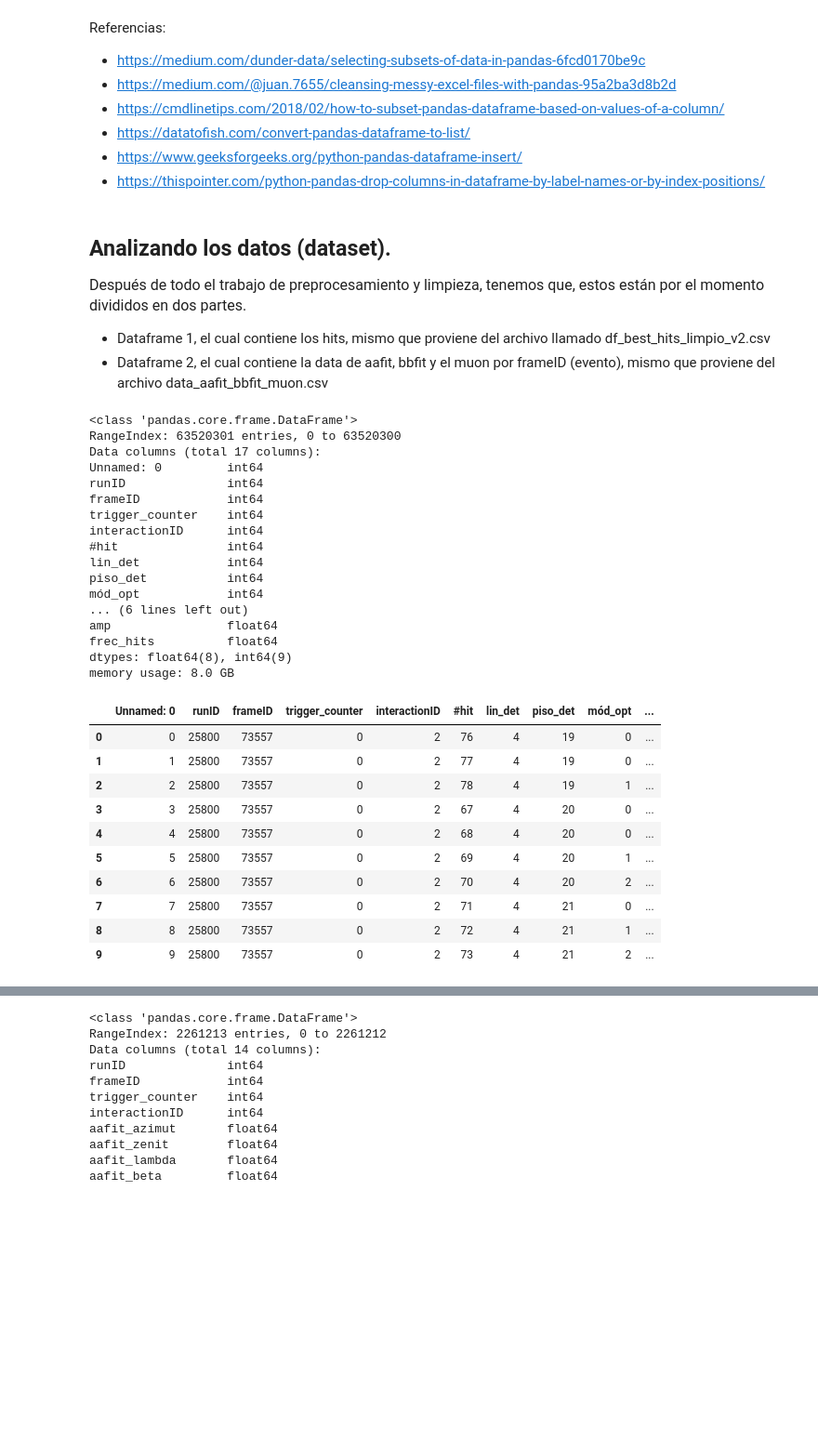
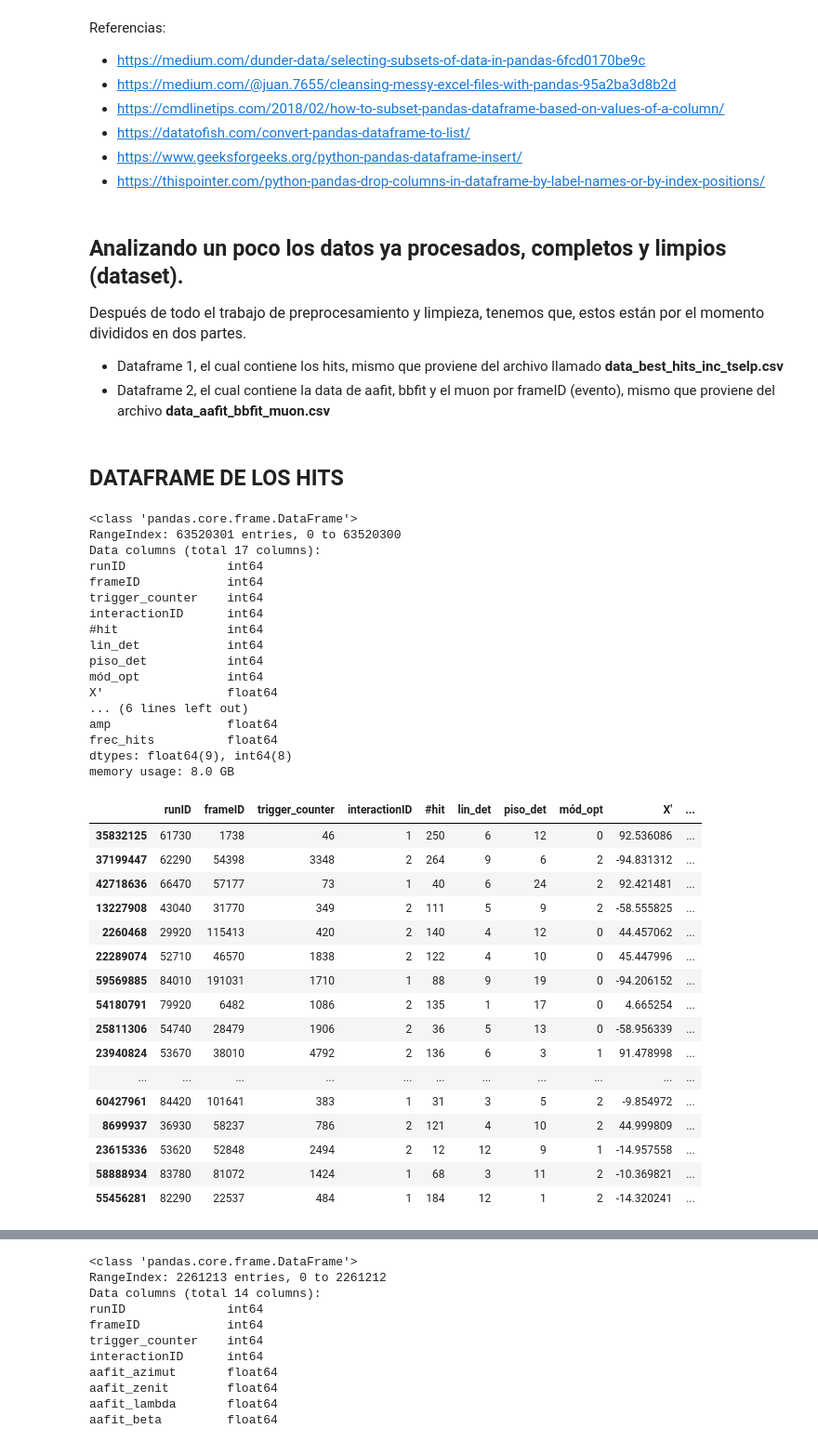
Before and after one commit to mark-ortiz/TFMIA, a Jupyter notebook: MODELADO.ipynb, the cells around one changed output, grey strips where cells are left out. Shown: that part at 93% size. Drawn from its saved outputs; the diff is of its cells as text; code cells hidden in the pictures; blank space fills up the shorter version.

```diff
--- a/MODELADO.ipynb
+++ b/MODELADO.ipynb
@@ -16,19 +16,21 @@ import timeit
 path = "U:\MASTER INT. ARTIFICIAL\TFM_DATA\CLEANDATA\\" #Path para mi laptop en casa
 #path = "F:\\DATA_TFM\\CLEANDATA\\" #Path para mi PC en el trabajo
 
-archivo = "df_best_hits_limpio.csv"
+archivo = "data_best_hits_inc_tselp.csv"
 file_hits = path+archivo
 
 archivo = "data_aafit_bbfit_muon.csv"
 file_aafit = path+archivo
 # %% [markdown]
-## Analizando los datos (dataset).
+## Analizando un poco los datos ya procesados, completos y limpios (dataset).
 
 <font size=3>Después de todo el trabajo de preprocesamiento y limpieza, tenemos que, estos están por el momento divididos en dos partes.
 
-* Dataframe 1, el cual contiene los hits, mismo que proviene del archivo llamado df_best_hits_limpio_v2.csv
-* Dataframe 2, el cual contiene la data de aafit, bbfit y el muon por frameID (evento), mismo que proviene del archivo data_aafit_bbfit_muon.csv
+* Dataframe 1, el cual contiene los hits, mismo que proviene del archivo llamado **data_best_hits_inc_tselp.csv**
+* Dataframe 2, el cual contiene la data de aafit, bbfit y el muon por frameID (evento), mismo que proviene del archivo **data_aafit_bbfit_muon.csv**
 </font>
+# %% [markdown]
+## DATAFRAME DE LOS HITS
 # %%
 #Veamos como es el archivo del dataset relativo a los hits
 df_hits = pd.read_csv(file_hits)
@@ -42,7 +44,6 @@ df_hits.info()
 <class 'pandas.core.frame.DataFrame'>
 RangeIndex: 63520301 entries, 0 to 63520300
 Data columns (total 17 columns):
-Unnamed: 0         int64
 runID              int64
 frameID            int64
 trigger_counter    int64
@@ -51,23 +52,30 @@ interactionID      int64
 lin_det            int64
 piso_det           int64
 mód_opt            int64
+X'                 float64
 ... (6 lines left out)
 amp                float64
 frec_hits          float64
-dtypes: float64(8), int64(9)
+dtypes: float64(9), int64(8)
 memory usage: 8.0 GB
 # %%
-#Mostramos las 10 primeras líneas para "ver" como son
-df_hits.head(10)
+#Mostramos algunas líneas o las 10 primeras líneas para "ver" como son
+df_hits.sample(20)
 # %% [output]
-|  | Unnamed: 0 | runID | frameID | trigger_counter | interactionID | #hit | lin_det | piso_det | mód_opt | ... |
-| 0 | 0 | 25800 | 73557 | 0 | 2 | 76 | 4 | 19 | 0 | ... |
-| 1 | 1 | 25800 | 73557 | 0 | 2 | 77 | 4 | 19 | 0 | ... |
-| 2 | 2 | 25800 | 73557 | 0 | 2 | 78 | 4 | 19 | 1 | ... |
-| 3 | 3 | 25800 | 73557 | 0 | 2 | 67 | 4 | 20 | 0 | ... |
-| 4 | 4 | 25800 | 73557 | 0 | 2 | 68 | 4 | 20 | 0 | ... |
-| 5 | 5 | 25800 | 73557 | 0 | 2 | 69 | 4 | 20 | 1 | ... |
-| 6 | 6 | 25800 | 73557 | 0 | 2 | 70 | 4 | 20 | 2 | ... |
-| 7 | 7 | 25800 | 73557 | 0 | 2 | 71 | 4 | 21 | 0 | ... |
-| 8 | 8 | 25800 | 73557 | 0 | 2 | 72 | 4 | 21 | 1 | ... |
-| 9 | 9 | 25800 | 73557 | 0 | 2 | 73 | 4 | 21 | 2 | ... |
+|  | runID | frameID | trigger_counter | interactionID | #hit | lin_det | piso_det | mód_opt | X' | ... |
+| 35832125 | 61730 | 1738 | 46 | 1 | 250 | 6 | 12 | 0 | 92.536086 | ... |
+| 37199447 | 62290 | 54398 | 3348 | 2 | 264 | 9 | 6 | 2 | -94.831312 | ... |
+| 42718636 | 66470 | 57177 | 73 | 1 | 40 | 6 | 24 | 2 | 92.421481 | ... |
+| 13227908 | 43040 | 31770 | 349 | 2 | 111 | 5 | 9 | 2 | -58.555825 | ... |
+| 2260468 | 29920 | 115413 | 420 | 2 | 140 | 4 | 12 | 0 | 44.457062 | ... |
+| 22289074 | 52710 | 46570 | 1838 | 2 | 122 | 4 | 10 | 0 | 45.447996 | ... |
+| 59569885 | 84010 | 191031 | 1710 | 1 | 88 | 9 | 19 | 0 | -94.206152 | ... |
+| 54180791 | 79920 | 6482 | 1086 | 2 | 135 | 1 | 17 | 0 | 4.665254 | ... |
+| 25811306 | 54740 | 28479 | 1906 | 2 | 36 | 5 | 13 | 0 | -58.956339 | ... |
+| 23940824 | 53670 | 38010 | 4792 | 2 | 136 | 6 | 3 | 1 | 91.478998 | ... |
+| ... | ... | ... | ... | ... | ... | ... | ... | ... | ... | ... |
+| 60427961 | 84420 | 101641 | 383 | 1 | 31 | 3 | 5 | 2 | -9.854972 | ... |
+| 8699937 | 36930 | 58237 | 786 | 2 | 121 | 4 | 10 | 2 | 44.999809 | ... |
+| 23615336 | 53620 | 52848 | 2494 | 2 | 12 | 12 | 9 | 1 | -14.957558 | ... |
+| 58888934 | 83780 | 81072 | 1424 | 1 | 68 | 3 | 11 | 2 | -10.369821 | ... |
+| 55456281 | 82290 | 22537 | 484 | 1 | 184 | 12 | 1 | 2 | -14.320241 | ... |
```
Also changed, not shown: parts of 9 cells of this notebook.
